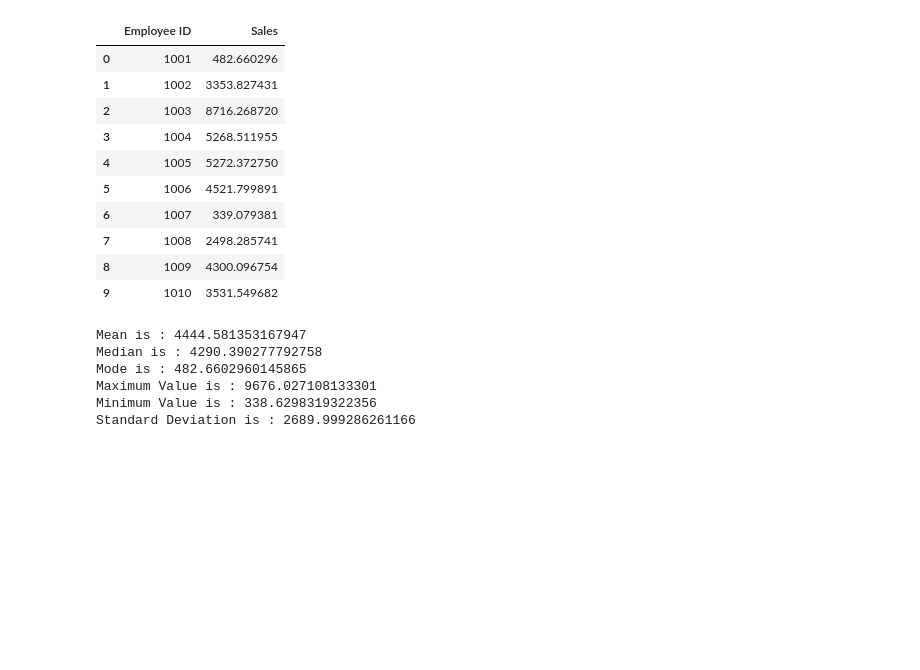
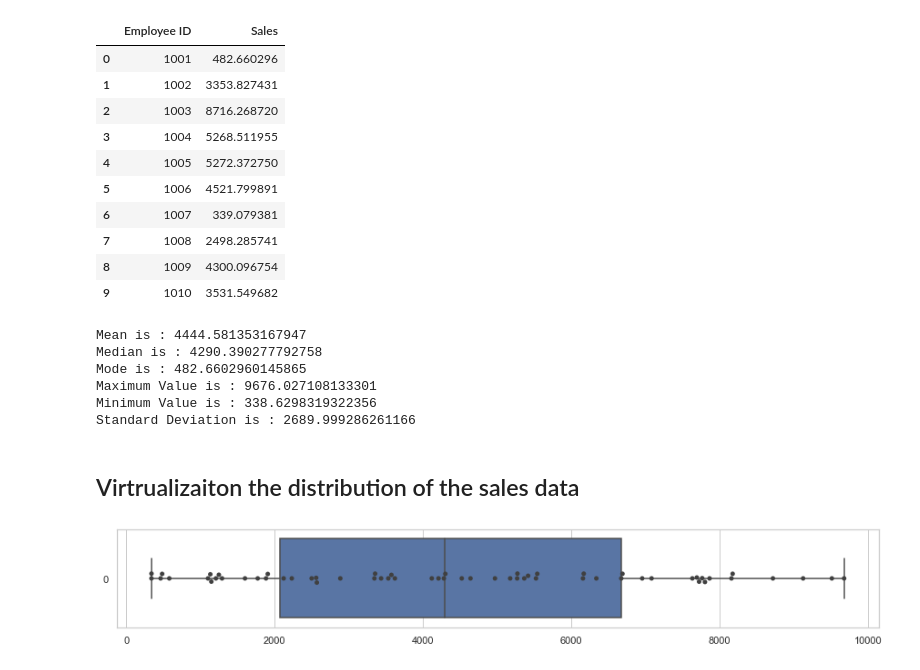
Before and after one commit to gaoqian310/Business_Intelligence_Project, a Jupyter notebook: BI_Project.ipynb, the cells around one changed output. Drawn from its saved outputs; the diff is of its cells as text; code cells hidden in the pictures; blank space fills up the shorter version.

```diff
--- a/BI_Project.ipynb
+++ b/BI_Project.ipynb
@@ -55,3 +60,15 @@ Mode is : 482.6602960145865
 Maximum Value is : 9676.027108133301
 Minimum Value is : 338.6298319322356
 Standard Deviation is : 2689.999286261166
+# %% [markdown]
+## Virtrualizaiton the distribution of the sales data
+# %%
+
+
+sns.set_theme(style="whitegrid")
+plt.figure (figsize=(15,2))
+
+ax = sns.boxplot(orient = "h", data=df.Sales)
+ax = sns.swarmplot(orient = "h",data=df.Sales, color=".25")
+# %% [output]
+[figure, added]
```
Also changed, not shown: parts of 9 cells of this notebook, 1 other file.
